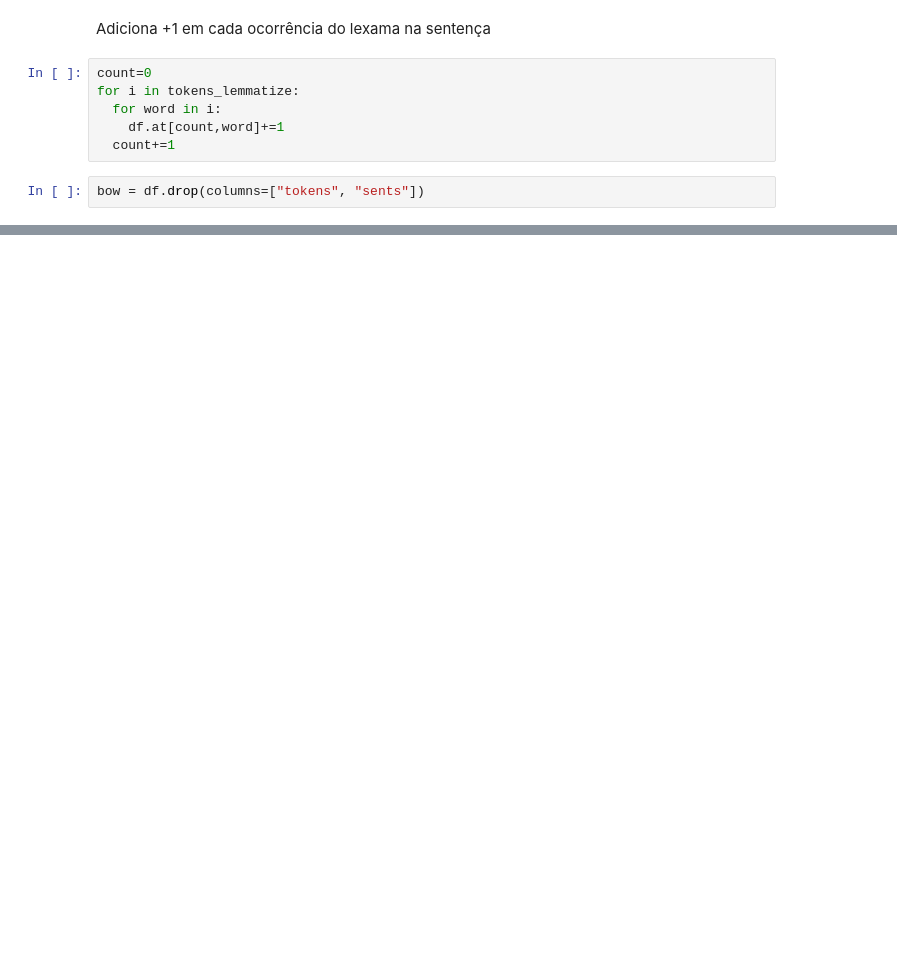
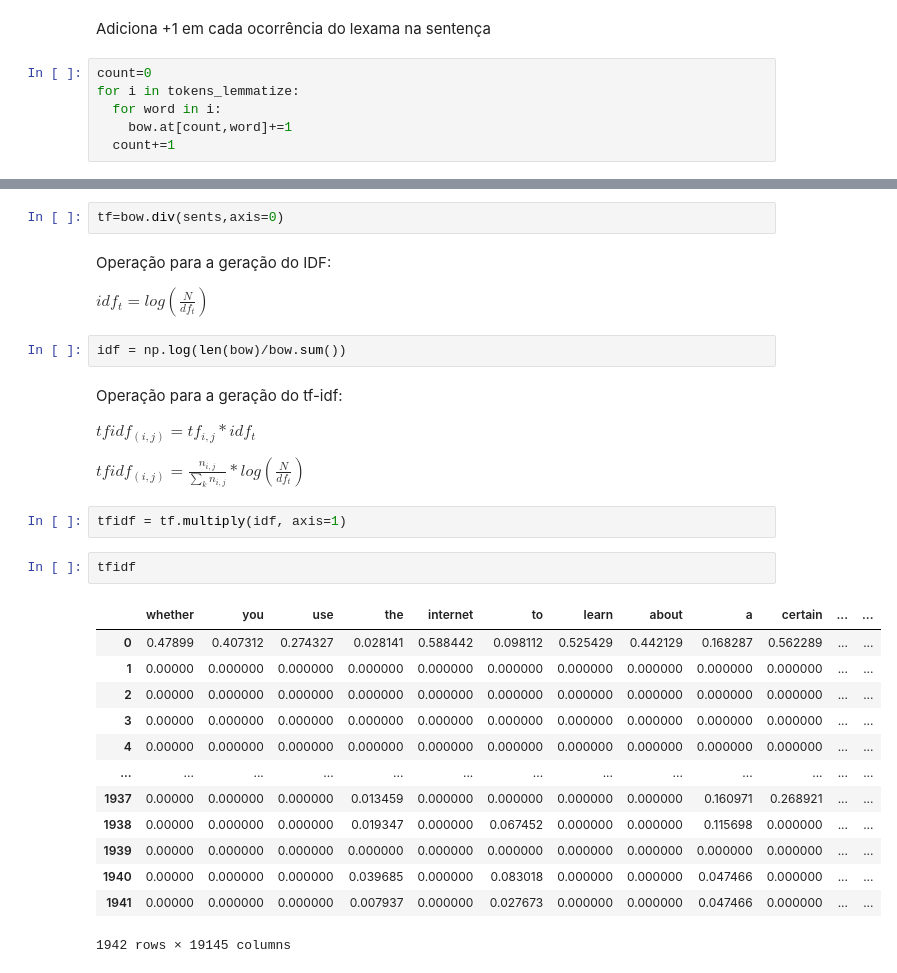
Before and after one commit to patrickerson/corpus, a Jupyter notebook: corpus.ipynb, the cells around one changed output, grey strips where cells are left out. Saved outputs shown, nothing was run; the diff lists cells and outputs as text; blank space fills up the shorter version.

```diff
--- a/corpus.ipynb
+++ b/corpus.ipynb
@@ -265,10 +300,8 @@ Adiciona +1 em cada ocorrência do lexama na sentença
 count=0
 for i in tokens_lemmatize:
   for word in i:
-    df.at[count,word]+=1
+    bow.at[count,word]+=1
   count+=1
-# %%
-bow = df.drop(columns=["tokens", "sents"])
 # %%
 bow
 # %% [output]
@@ -287,0 +331,32 @@ bow
+# %%
+tf=bow.div(sents,axis=0)
+# %% [markdown]
+Operação para a geração do IDF:
+
+$idf_{t} = log(\frac{N}{df_{t}})$
+# %%
+idf = np.log(len(bow)/bow.sum())
+# %% [markdown]
+Operação para a geração do tf-idf:
+
+$tfidf_{(i,j)} = tf_{i,j} * idf_{t}$
+
+$tfidf_{(i,j)} =\frac{n_{i,j}}{\sum_{k}n_{i,j}} * log(\frac{N}{df_{t}})$
+# %%
+tfidf = tf.multiply(idf, axis=1)
+# %%
+tfidf
+# %% [output]
+|  | whether | you | use | the | internet | to | learn | about | a | certain | ... | ... |
+| 0 | 0.47899 | 0.407312 | 0.274327 | 0.028141 | 0.588442 | 0.098112 | 0.525429 | 0.442129 | 0.168287 | 0.562289 | ... | ... |
+| 1 | 0.00000 | 0.000000 | 0.000000 | 0.000000 | 0.000000 | 0.000000 | 0.000000 | 0.000000 | 0.000000 | 0.000000 | ... | ... |
+| 2 | 0.00000 | 0.000000 | 0.000000 | 0.000000 | 0.000000 | 0.000000 | 0.000000 | 0.000000 | 0.000000 | 0.000000 | ... | ... |
+| 3 | 0.00000 | 0.000000 | 0.000000 | 0.000000 | 0.000000 | 0.000000 | 0.000000 | 0.000000 | 0.000000 | 0.000000 | ... | ... |
+| 4 | 0.00000 | 0.000000 | 0.000000 | 0.000000 | 0.000000 | 0.000000 | 0.000000 | 0.000000 | 0.000000 | 0.000000 | ... | ... |
+| ... | ... | ... | ... | ... | ... | ... | ... | ... | ... | ... | ... | ... |
+| 1937 | 0.00000 | 0.000000 | 0.000000 | 0.013459 | 0.000000 | 0.000000 | 0.000000 | 0.000000 | 0.160971 | 0.268921 | ... | ... |
+| 1938 | 0.00000 | 0.000000 | 0.000000 | 0.019347 | 0.000000 | 0.067452 | 0.000000 | 0.000000 | 0.115698 | 0.000000 | ... | ... |
+| 1939 | 0.00000 | 0.000000 | 0.000000 | 0.000000 | 0.000000 | 0.000000 | 0.000000 | 0.000000 | 0.000000 | 0.000000 | ... | ... |
+| 1940 | 0.00000 | 0.000000 | 0.000000 | 0.039685 | 0.000000 | 0.083018 | 0.000000 | 0.000000 | 0.047466 | 0.000000 | ... | ... |
+| 1941 | 0.00000 | 0.000000 | 0.000000 | 0.007937 | 0.000000 | 0.027673 | 0.000000 | 0.000000 | 0.047466 | 0.000000 | ... | ... |
+1942 rows × 19145 columns
```
Also changed, not shown: parts of 10 cells of this notebook.
